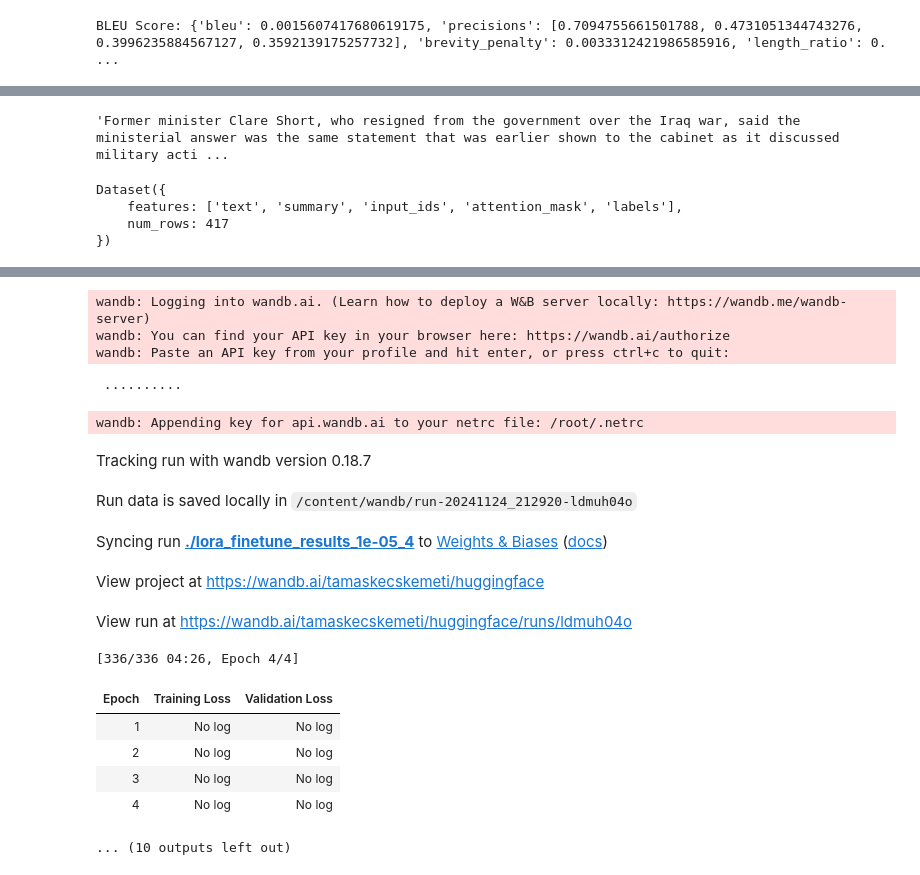
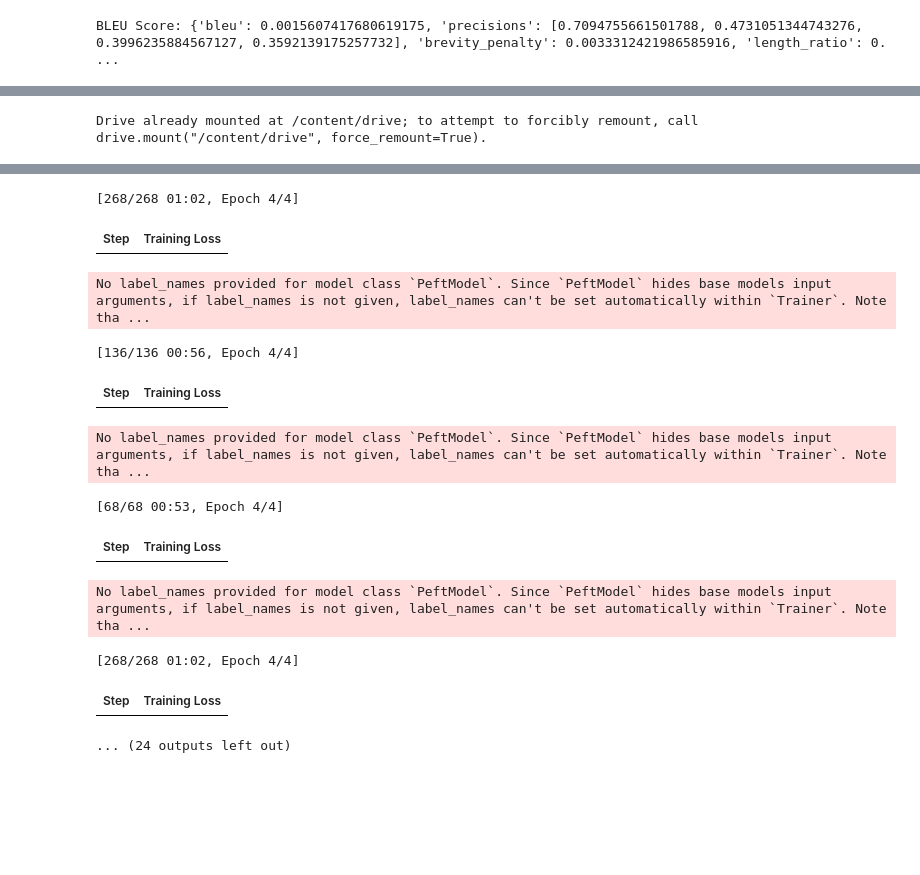
Before and after one commit to tamaskecskemeti/nlp_thesis, a Jupyter notebook: Large_Language_Models_based_Automatic_Text_Summarization.ipynb, the cells around one changed output, grey strips where cells are left out. Drawn from its saved outputs; the diff is of its cells as text; code cells hidden in the pictures; blank space fills up the shorter version.

```diff
--- a/Large_Language_Models_based_Automatic_Text_Summarization.ipynb
+++ b/Large_Language_Models_based_Automatic_Text_Summarization.ipynb
@@ -119,7 +132,3 @@ test_dataset[0]["text"]
-# %%
-test_dataset[0]["summary"]
-# %% [output]
-'Former minister Clare Short, who resigned from the government over the Iraq war, said the ministerial answer was the same statement that was earlier shown to the cabinet as it discussed military acti ...
 # %%
 def preprocess_data(examples):
     inputs = ["summarize: " + doc for doc in examples['text']]
@@ -131,45 +140,51 @@ def preprocess_data(examples):
 
     # Ensure padding tokens are ignored in the loss calculation
     model_inputs["labels"] = [
-        [(label if label != tokenizer.pad_token_id else -100) for label in labels]
-        for labels in model_inputs["labels"]
+      [(token if token != tokenizer.pad_token_id else -100) for token in label]
+      for label in labels["input_ids"]
     ]
     return model_inputs
 
 # Tokenize dataset
-tokenized_dataset = dataset.map(preprocess_data, batched=True)
-tokenized_dataset
+tokenized_dataset = train_dataset.map(preprocess_data, batched=True)
-# %% [output]
-Dataset({
-    features: ['text', 'summary', 'input_ids', 'attention_mask', 'labels'],
-    num_rows: 417
-})
 # %%
 train_test_split = tokenized_dataset.train_test_split(test_size=0.2, seed=42)
 # %%
 train_dataset = train_test_split['train']
 validation_dataset = train_test_split['test']
+# %%
+from google.colab import drive
+drive.mount('/content/drive')
+# %% [output]
+Drive already mounted at /content/drive; to attempt to forcibly remount, call drive.mount("/content/drive", force_remount=True).
 # %%
-from transformers import Trainer
-from transformers import TrainingArguments
-from peft import LoraConfig, get_peft_model
-
-learning_rates = [1e-05, 2e-05, 3e-05]
-batch_sizes = [4, 8]
+learning_rates = [1e-05, 2e-05, 3e-05, 5e-05]
+batch_sizes = [4, 8, 16]
 combinations = [(lr, bs) for lr in learning_rates for bs in batch_sizes]
 
 model_name = "facebook/bart-large-cnn"
 
 for lr, bs in combinations:
+  save_path = f"/content/drive/My Drive/my_summarizer_model/lora_finetuned_model_{lr}_{bs}"
+
+  # Load Tokenizer
   tokenizer = AutoTokenizer.from_pretrained(model_name)
-  tokenizer.save_pretrained(f'./lora_finetune_results_{lr}_{bs}')
-  lora_config = LoraConfig(r=8, lora_alpha=32, lora_dropout=0.1)
+  tokenizer.save_pretrained(save_path)
+
+  # Configure LoRA
+  lora_config = LoraConfig(
+      r=8,
+      lora_alpha=32,
+      lora_dropout=0.1
+      )
+
   model = AutoModelForSeq2SeqLM.from_pretrained(model_name).to(device)
+
   model = get_peft_model(model, lora_config)
-  model.save_pretrained(f'./lora_finetune_results_{lr}_{bs}')
+  model.save_pretrained(save_path)
+
   training_args = TrainingArguments(
-      output_dir=f'./lora_finetune_results_{lr}_{bs}',
-      evaluation_strategy="epoch",
+      output_dir=save_path,
       learning_rate=lr,
       per_device_train_batch_size=bs,
       per_device_eval_batch_size=4,
@@ -196,17 +209,12 @@ wandb: Using wandb-core as the SDK backend.  Please refer to https://wandb.me/wa
-wandb: Logging into wandb.ai. (Learn how to deploy a W&B server locally: https://wandb.me/wandb-server)
-wandb: You can find your API key in your browser here: https://wandb.ai/authorize
-wandb: Paste an API key from your profile and hit enter, or press ctrl+c to quit:
+[268/268 01:02, Epoch 4/4]
+| Step | Training Loss |
- ··········
+No label_names provided for model class `PeftModel`. Since `PeftModel` hides base models input arguments, if label_names is not given, label_names can't be set automatically within `Trainer`. Note tha ...
-wandb: Appending key for api.wandb.ai to your netrc file: /root/.netrc
+[136/136 00:56, Epoch 4/4]
-Tracking run with wandb version 0.18.7
-Run data is saved locally in /content/wandb/run-20241124_212920-ldmuh04o
-Syncing run ./lora_finetune_results_1e-05_4 to Weights & Biases (docs)
-View project at https://wandb.ai/tamaskecskemeti/huggingface
-View run at https://wandb.ai/tamaskecskemeti/huggingface/runs/ldmuh04o
+| Step | Training Loss |
-[336/336 04:26, Epoch 4/4]
+No label_names provided for model class `PeftModel`. Since `PeftModel` hides base models input arguments, if label_names is not given, label_names can't be set automatically within `Trainer`. Note tha ...
-| Epoch | Training Loss | Validation Loss |
-| 1 | No log | No log |
-| 2 | No log | No log |
-| 3 | No log | No log |
-| 4 | No log | No log |
-... (10 outputs left out)
+[68/68 00:53, Epoch 4/4]
+| Step | Training Loss |
+No label_names provided for model class `PeftModel`. Since `PeftModel` hides base models input arguments, if label_names is not given, label_names can't be set automatically within `Trainer`. Note tha ...
+[268/268 01:02, Epoch 4/4]
+| Step | Training Loss |
+... (24 outputs left out)
```
Also changed, not shown: parts of 29 cells of this notebook.
